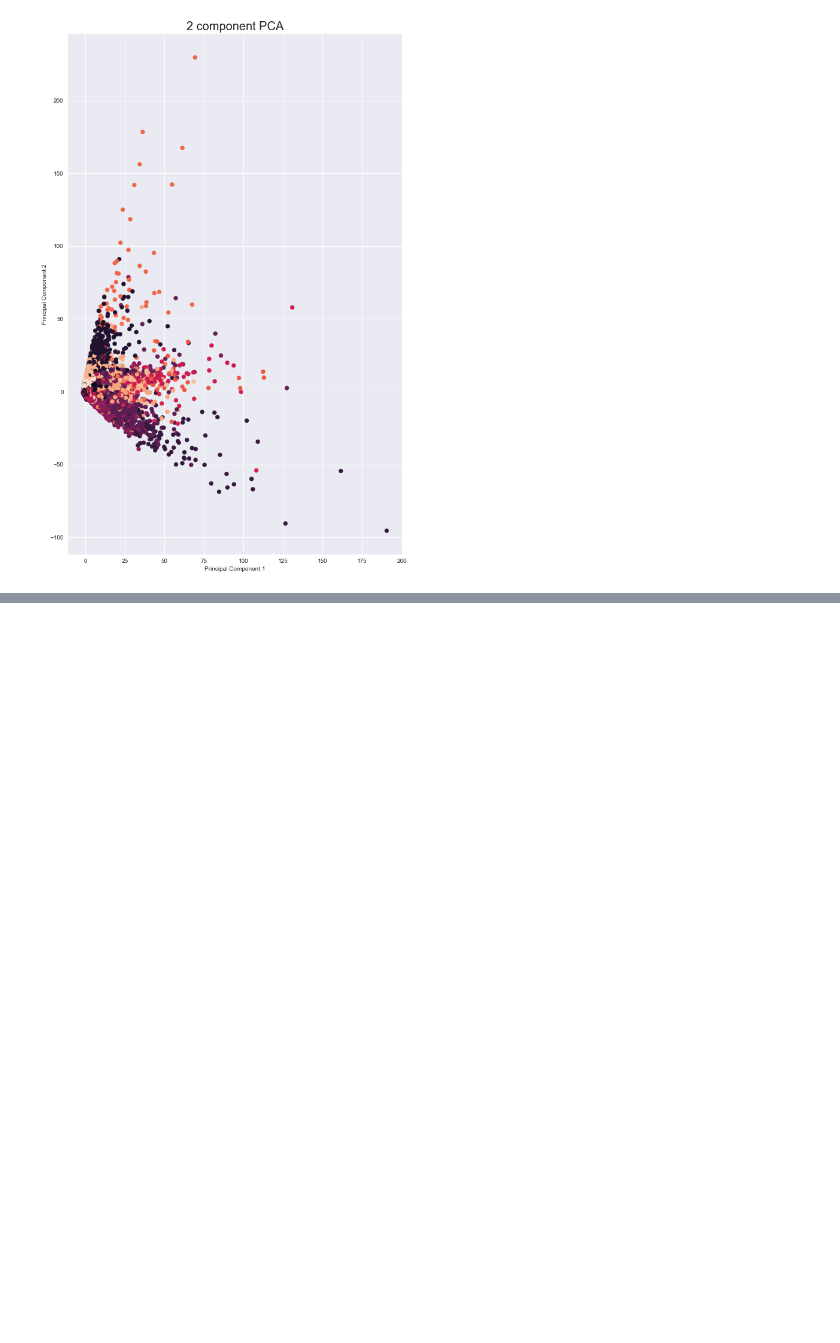
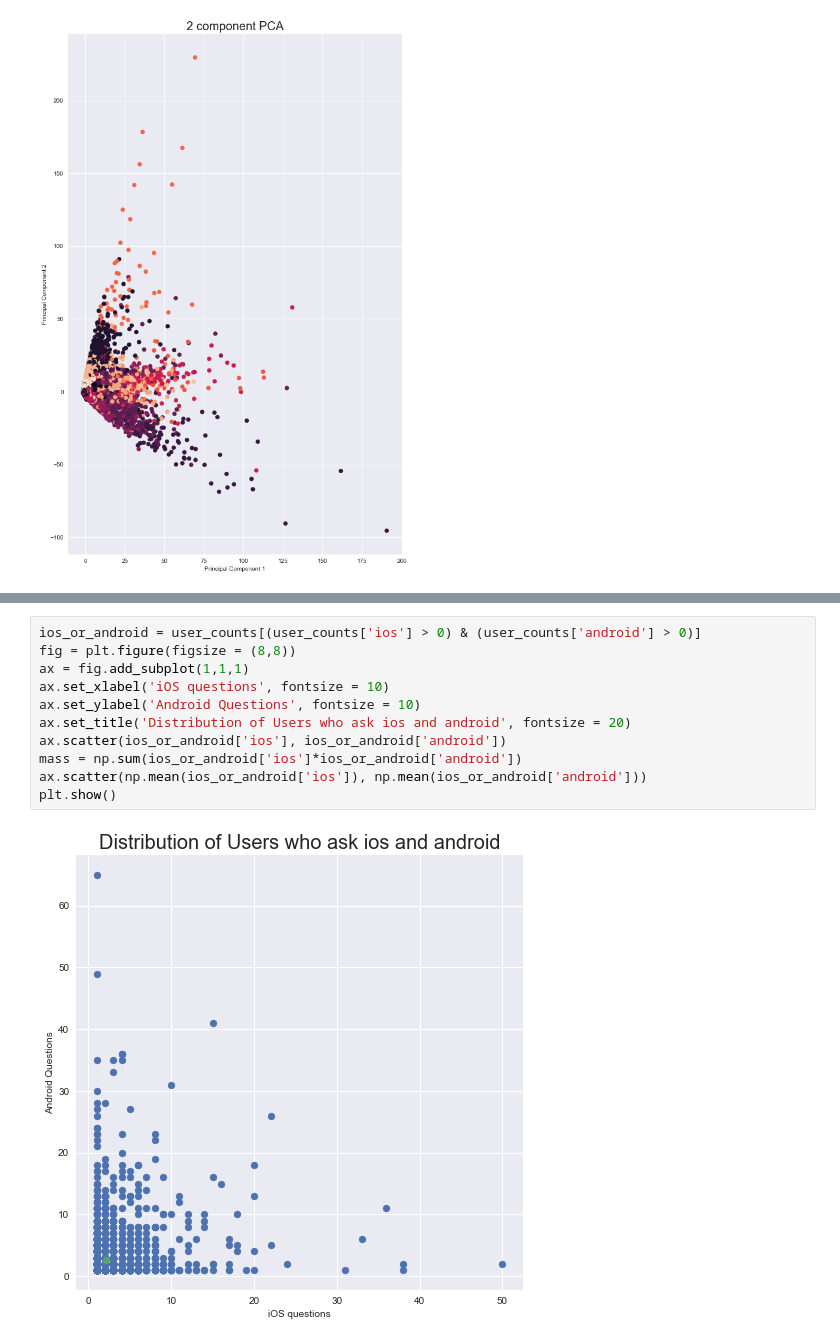
Before and after one commit to TSunny007/StackOverflowAnalytics, a Jupyter notebook: Notebook/profiles_pca.ipynb, the cells around one changed output, grey strips where cells are left out. Drawn from its saved outputs; the diff is of its cells as text; blank space fills up the shorter version.

```diff
--- a/Notebook/profiles_pca.ipynb
+++ b/Notebook/profiles_pca.ipynb
@@ -206,0 +237,13 @@ plt.show()
+# %%
+ios_or_android = user_counts[(user_counts['ios'] > 0) & (user_counts['android'] > 0)]
+fig = plt.figure(figsize = (8,8))
+ax = fig.add_subplot(1,1,1)
+ax.set_xlabel('iOS questions', fontsize = 10)
+ax.set_ylabel('Android Questions', fontsize = 10)
+ax.set_title('Distribution of Users who ask ios and android', fontsize = 20)
+ax.scatter(ios_or_android['ios'], ios_or_android['android'])
+mass = np.sum(ios_or_android['ios']*ios_or_android['android'])
+ax.scatter(np.mean(ios_or_android['ios']), np.mean(ios_or_android['android']))
+plt.show()
+# %% [output]
+[figure, added]
```
Also changed, not shown: parts of 12 cells of this notebook.
